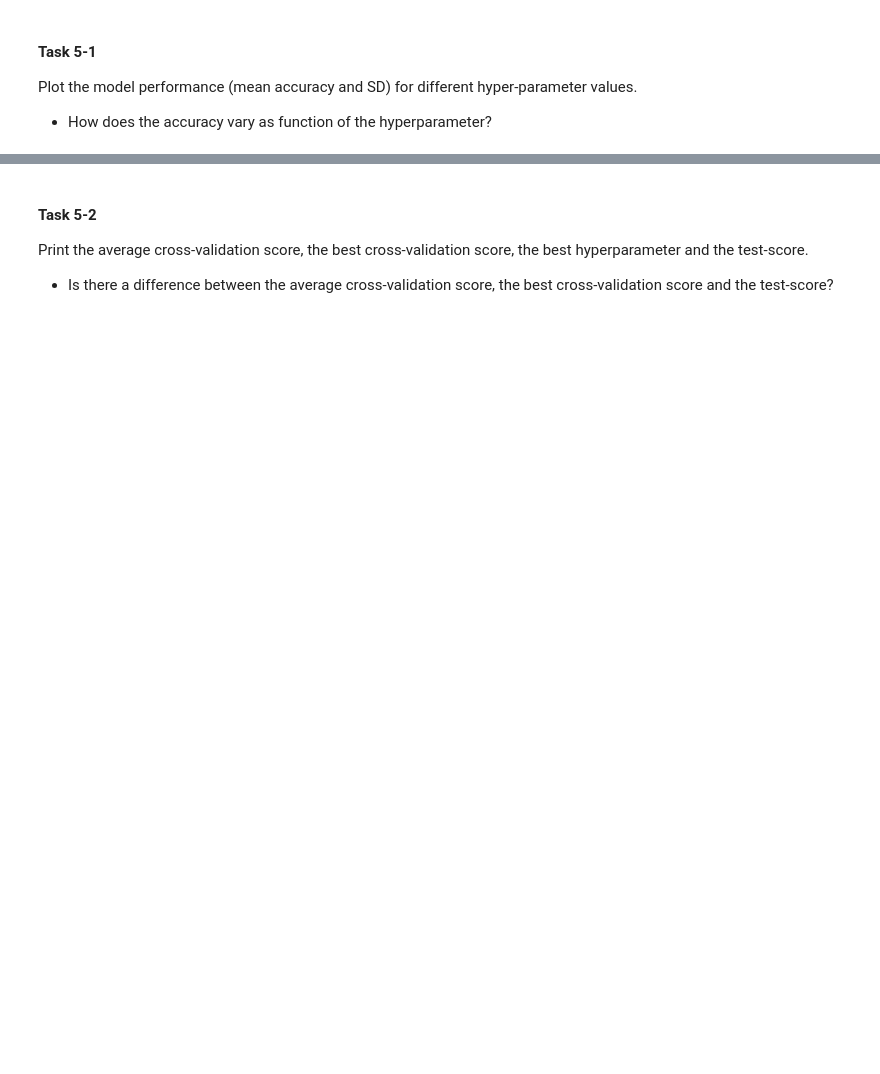
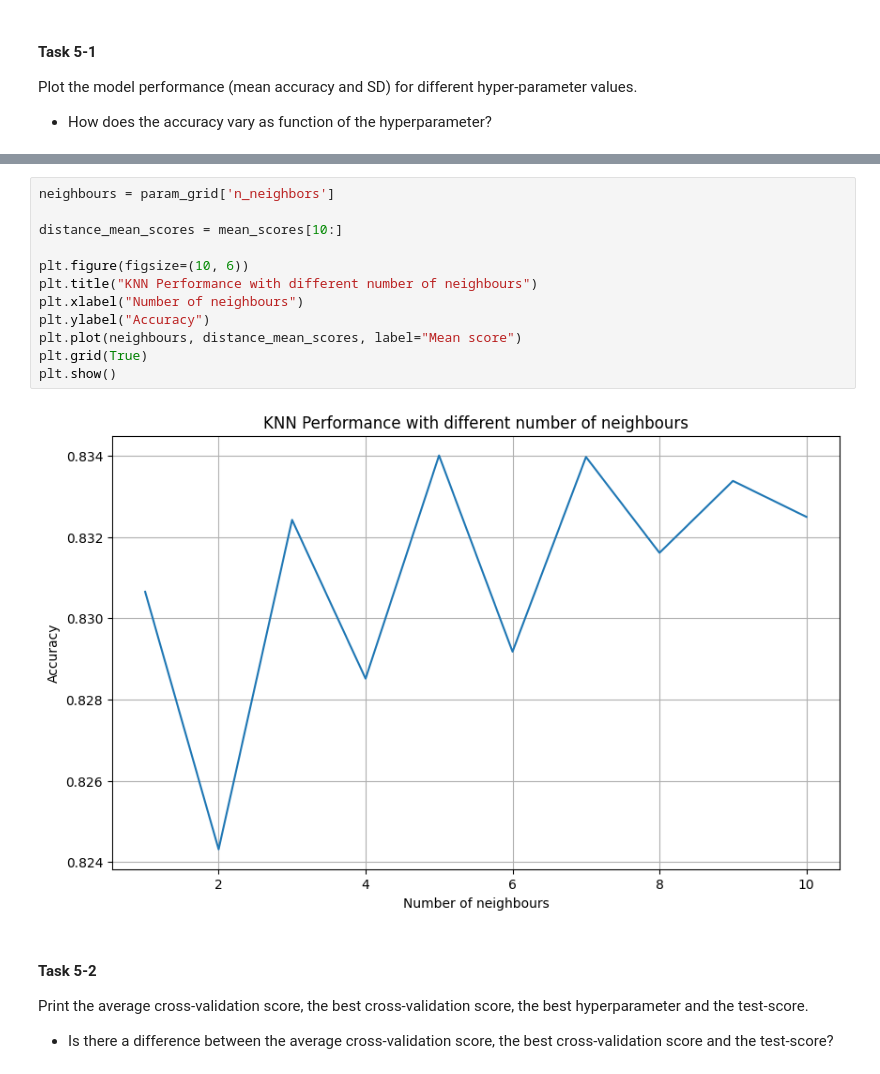
Before and after one commit to hlin863/COMP0189-practical-2024, a Jupyter notebook: week-02/week2_problem.ipynb, the cells around one changed output, grey strips where cells are left out. Drawn from its saved outputs; the diff is of its cells as text; blank space fills up the shorter version.

```diff
--- a/week-02/week2_problem.ipynb
+++ b/week-02/week2_problem.ipynb
@@ -523,3 +585,17 @@ Plot the model performance (mean accuracy and SD) for different hyper-parameter
+# %%
+neighbours = param_grid['n_neighbors']
+
+distance_mean_scores = mean_scores[10:]
+
+plt.figure(figsize=(10, 6))
+plt.title("KNN Performance with different number of neighbours")
+plt.xlabel("Number of neighbours")
+plt.ylabel("Accuracy")
+plt.plot(neighbours, distance_mean_scores, label="Mean score")
+plt.grid(True)
+plt.show()
+# %% [output]
+[figure, added]
 # %% [markdown]
 #### Task 5-2
 Print the average cross-validation score, the best cross-validation score, the best hyperparameter and the test-score.
```
Also changed, not shown: parts of 58 cells of this notebook, 1 other file.
